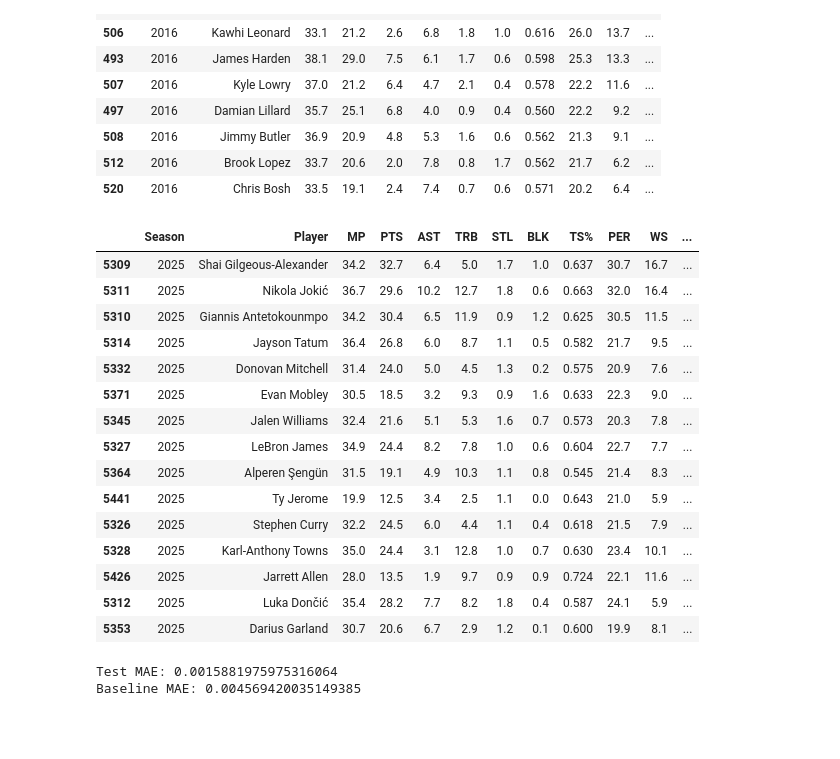
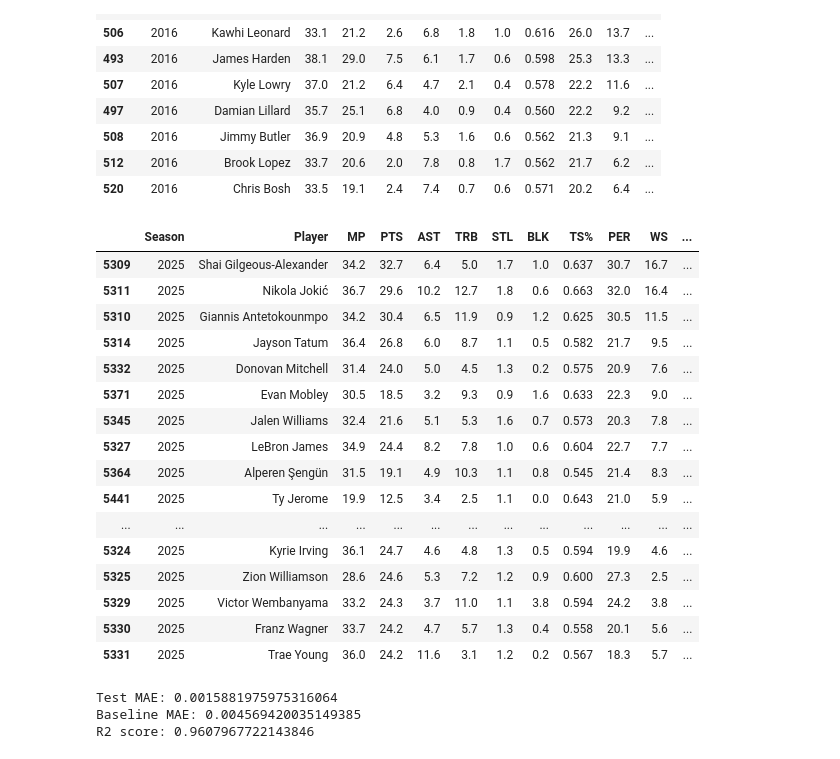
Before and after one commit to esencela/NBA_MVP_Predictor, a Jupyter notebook: notebooks/data_exploration.ipynb, the cells around one changed output. Cells and saved outputs as stored; diff of their text form; code cells hidden in the pictures; blank space fills up the shorter version.

Commit message:
Calculated r2_score and regression coefficients

```diff
--- a/notebooks/data_exploration.ipynb
+++ b/notebooks/data_exploration.ipynb
@@ -655,33 +648,38 @@ df_val[df_val['Season'] == 2016].head(10)
 # %%
 X_2025 = test[['MP', 'PTS', 'AST', 'TRB', 'STL', 'BLK', 'TS%', 'PER', 'WS', 'BPM', 'VORP', 'USG%', 'W/L%']]
 pred_2025 = test.copy()
-pred_2025['pred_share'] = pipe_class.predict(X_2025) * np.clip(pipe_regr.predict(X_2025), a_min=0, a_max=None)
-pred_2025.sort_values(by='pred_share', ascending=False).head(15)
+pred_2025['pred_vote'] = pipe_class.predict(X_2025)
+pred_2025['pred_share'] = np.clip(pipe_regr.predict(X_2025), a_min=0, a_max=None)
+pred_2025['yhat'] = pred_2025['pred_vote'] * pred_2025['pred_share']
+pred_2025.sort_values(by='yhat', ascending=False).head(30)
 # %% [output]
 |  | Season | Player | MP | PTS | AST | TRB | STL | BLK | TS% | PER | WS | ... |
 | 5309 | 2025 | Shai Gilgeous-Alexander | 34.2 | 32.7 | 6.4 | 5.0 | 1.7 | 1.0 | 0.637 | 30.7 | 16.7 | ... |
 | 5311 | 2025 | Nikola Jokić | 36.7 | 29.6 | 10.2 | 12.7 | 1.8 | 0.6 | 0.663 | 32.0 | 16.4 | ... |
 | 5310 | 2025 | Giannis Antetokounmpo | 34.2 | 30.4 | 6.5 | 11.9 | 0.9 | 1.2 | 0.625 | 30.5 | 11.5 | ... |
 | 5314 | 2025 | Jayson Tatum | 36.4 | 26.8 | 6.0 | 8.7 | 1.1 | 0.5 | 0.582 | 21.7 | 9.5 | ... |
 | 5332 | 2025 | Donovan Mitchell | 31.4 | 24.0 | 5.0 | 4.5 | 1.3 | 0.2 | 0.575 | 20.9 | 7.6 | ... |
 | 5371 | 2025 | Evan Mobley | 30.5 | 18.5 | 3.2 | 9.3 | 0.9 | 1.6 | 0.633 | 22.3 | 9.0 | ... |
 | 5345 | 2025 | Jalen Williams | 32.4 | 21.6 | 5.1 | 5.3 | 1.6 | 0.7 | 0.573 | 20.3 | 7.8 | ... |
 | 5327 | 2025 | LeBron James | 34.9 | 24.4 | 8.2 | 7.8 | 1.0 | 0.6 | 0.604 | 22.7 | 7.7 | ... |
 | 5364 | 2025 | Alperen Şengün | 31.5 | 19.1 | 4.9 | 10.3 | 1.1 | 0.8 | 0.545 | 21.4 | 8.3 | ... |
 | 5441 | 2025 | Ty Jerome | 19.9 | 12.5 | 3.4 | 2.5 | 1.1 | 0.0 | 0.643 | 21.0 | 5.9 | ... |
-| 5326 | 2025 | Stephen Curry | 32.2 | 24.5 | 6.0 | 4.4 | 1.1 | 0.4 | 0.618 | 21.5 | 7.9 | ... |
-| 5328 | 2025 | Karl-Anthony Towns | 35.0 | 24.4 | 3.1 | 12.8 | 1.0 | 0.7 | 0.630 | 23.4 | 10.1 | ... |
-| 5426 | 2025 | Jarrett Allen | 28.0 | 13.5 | 1.9 | 9.7 | 0.9 | 0.9 | 0.724 | 22.1 | 11.6 | ... |
-| 5312 | 2025 | Luka Dončić | 35.4 | 28.2 | 7.7 | 8.2 | 1.8 | 0.4 | 0.587 | 24.1 | 5.9 | ... |
-| 5353 | 2025 | Darius Garland | 30.7 | 20.6 | 6.7 | 2.9 | 1.2 | 0.1 | 0.600 | 19.9 | 8.1 | ... |
+| ... | ... | ... | ... | ... | ... | ... | ... | ... | ... | ... | ... | ... |
+| 5324 | 2025 | Kyrie Irving | 36.1 | 24.7 | 4.6 | 4.8 | 1.3 | 0.5 | 0.594 | 19.9 | 4.6 | ... |
+| 5325 | 2025 | Zion Williamson | 28.6 | 24.6 | 5.3 | 7.2 | 1.2 | 0.9 | 0.600 | 27.3 | 2.5 | ... |
+| 5329 | 2025 | Victor Wembanyama | 33.2 | 24.3 | 3.7 | 11.0 | 1.1 | 3.8 | 0.594 | 24.2 | 3.8 | ... |
+| 5330 | 2025 | Franz Wagner | 33.7 | 24.2 | 4.7 | 5.7 | 1.3 | 0.4 | 0.558 | 20.1 | 5.6 | ... |
+| 5331 | 2025 | Trae Young | 36.0 | 24.2 | 11.6 | 3.1 | 1.2 | 0.2 | 0.567 | 18.3 | 5.7 | ... |
 # %%
 base = np.zeros(len(pred_2025))
 
-mae_test = mean_absolute_error(pred_2025['pred_share'], pred_2025['Share'])
+mae_test = mean_absolute_error(pred_2025['yhat'], pred_2025['Share'])
 baseline = mean_absolute_error(base, pred_2025['Share'])
 
 print("Test MAE:", mae_test)
 print("Baseline MAE:", baseline)
+print("R2 score:", r2_score(pred_2025['Share'], pred_2025['yhat']))
 # %% [output]
 Test MAE: 0.0015881975975316064
 Baseline MAE: 0.004569420035149385
+R2 score: 0.9607967722143846
```
Also changed, not shown: parts of 9 cells of this notebook.
